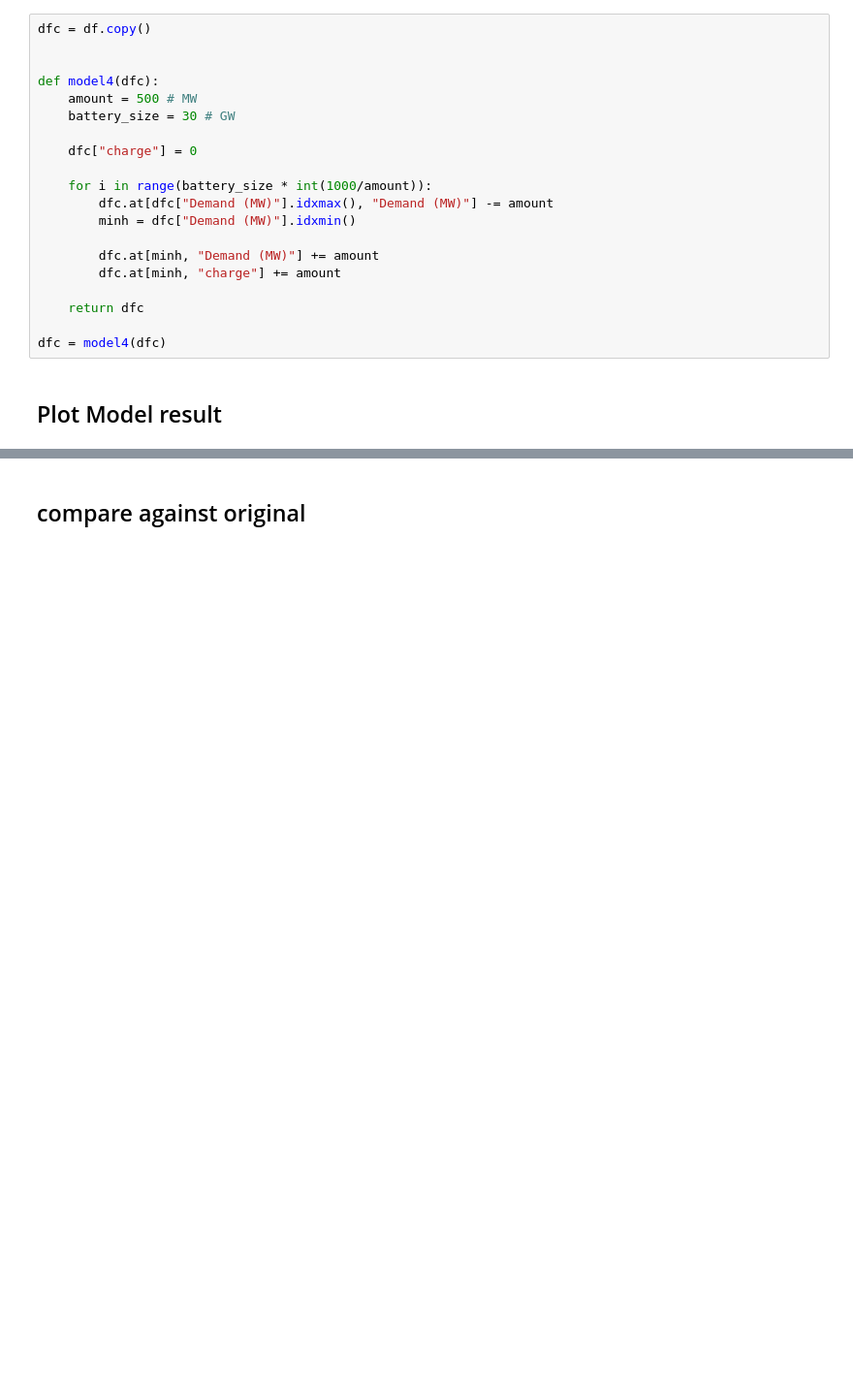
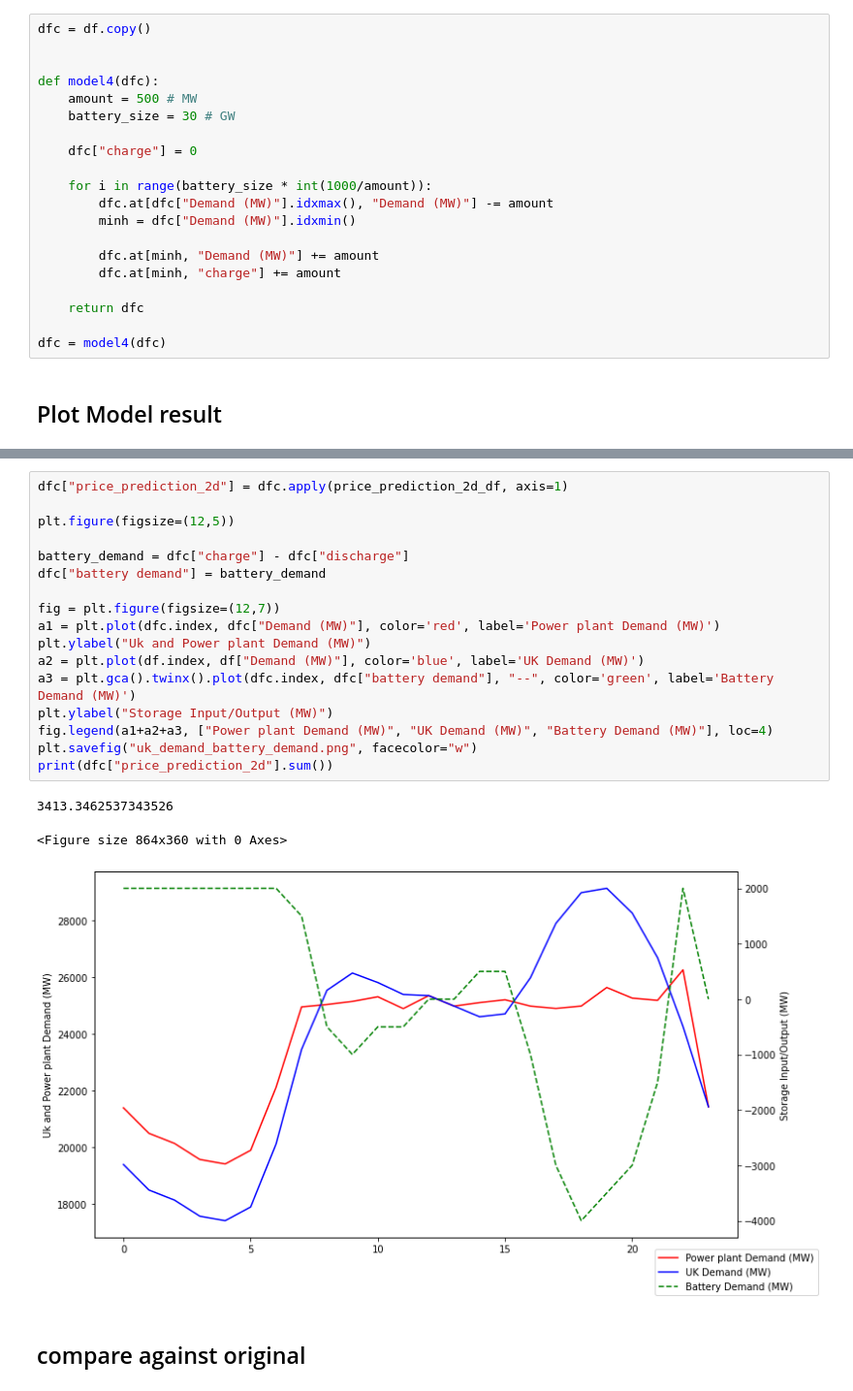
Before and after one commit to o-gent/uk-grid-analysis, a Jupyter notebook: model.ipynb, the cells around one changed output, grey strips where cells are left out. Shown: that part at 97% size. Cells and saved outputs as stored; diff of their text form; blank space fills up the shorter version.

```diff
--- a/model.ipynb
+++ b/model.ipynb
@@ -367,4 +369,25 @@ print(dfc["price_prediction_2d"].sum())
 3256.966423307064
+# %%
+dfc["price_prediction_2d"] = dfc.apply(price_prediction_2d_df, axis=1)
+
+plt.figure(figsize=(12,5))
+
+battery_demand = dfc["charge"] - dfc["discharge"]
+dfc["battery demand"] = battery_demand
+
+fig = plt.figure(figsize=(12,7))
+a1 = plt.plot(dfc.index, dfc["Demand (MW)"], color='red', label='Power plant Demand (MW)')
+plt.ylabel("Uk and Power plant Demand (MW)")
+a2 = plt.plot(df.index, df["Demand (MW)"], color='blue', label='UK Demand (MW)')
+a3 = plt.gca().twinx().plot(dfc.index, dfc["battery demand"], "--", color='green', label='Battery Demand (MW)')
+plt.ylabel("Storage Input/Output (MW)")
+fig.legend(a1+a2+a3, ["Power plant Demand (MW)", "UK Demand (MW)", "Battery Demand (MW)"], loc=4)
+plt.savefig("uk_demand_battery_demand.png", facecolor="w")
+print(dfc["price_prediction_2d"].sum())
+# %% [output]
+3413.3462537343526
+<Figure size 864x360 with 0 Axes>
+[figure, added]
 # %% [markdown]
 ## compare against original
 # %%
```
Also changed, not shown: parts of 2 cells of this notebook, 2 other files.
